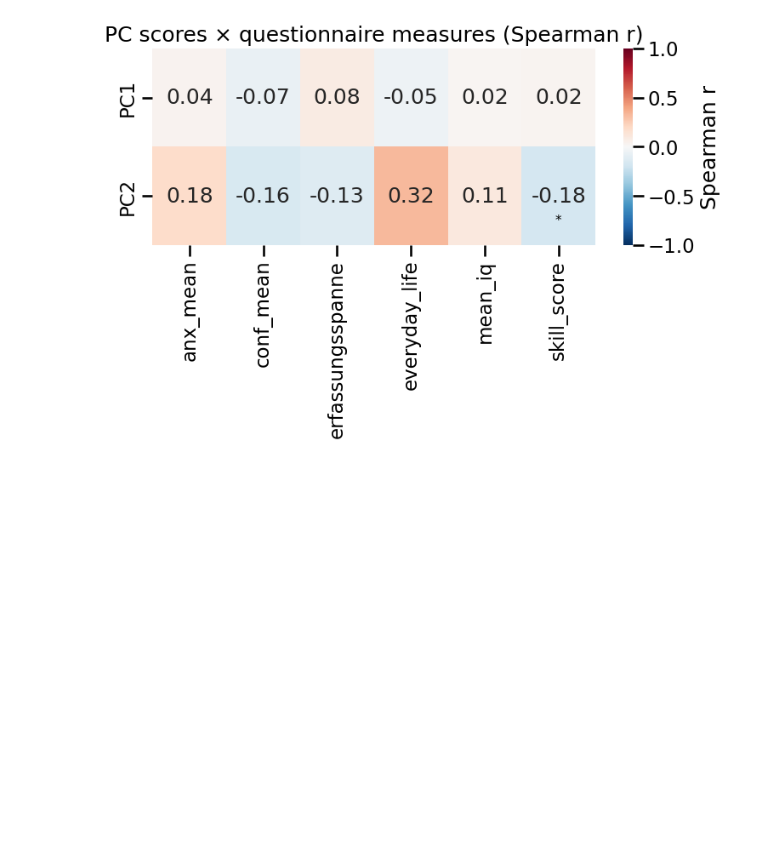
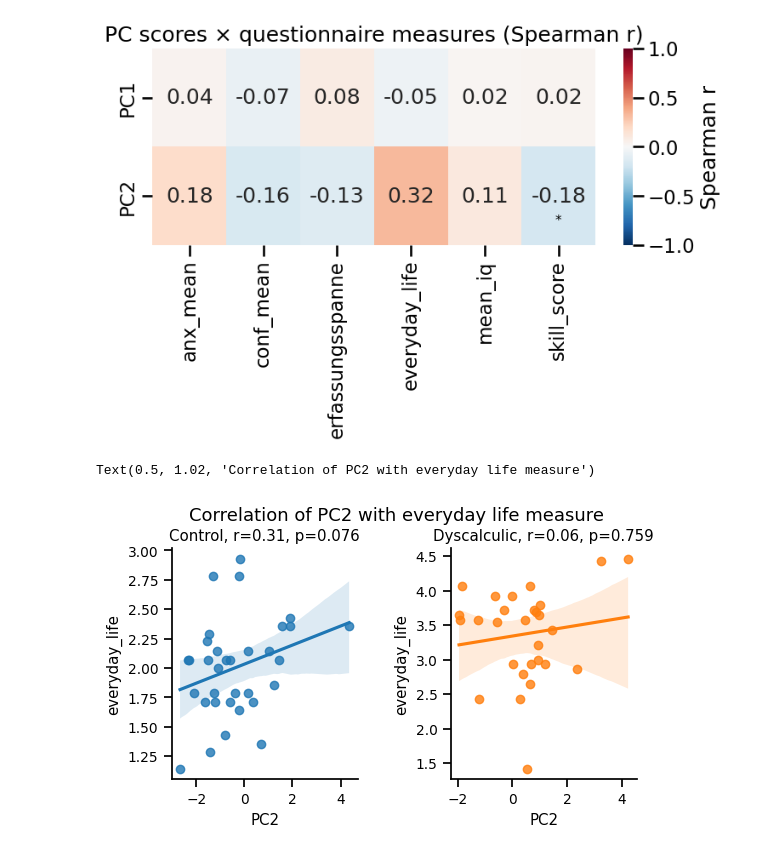
Before and after one commit to mrenke/numrisk, a Jupyter notebook: numrisk/visualize&plots&stats/paper_riskDD_04_corrBehavMeasures.ipynb, the cells around one changed output. Drawn from its saved outputs; the diff is of its cells as text; code cells hidden in the pictures; blank space fills up the shorter version.

Commit message:
riskDD corrBehav exploratory ana

```diff
--- a/numrisk/visualize&plots&stats/paper_riskDD_04_corrBehavMeasures.ipynb
+++ b/numrisk/visualize&plots&stats/paper_riskDD_04_corrBehavMeasures.ipynb
@@ -218,3 +223,25 @@ ax.set(title='PC scores × questionnaire measures (Spearman r)', xlabel='', ylab
 plt.tight_layout()
 # %% [output]
 [figure]
+# %%
+x_var = 'PC2'
+y_var = 'everyday_life'
+
+sns.set_context('notebook', font_scale=0.9)
+
+fig, ax = plt.subplots(1,2,figsize=(6,3))
+for i,group in enumerate(['Control', 'Dyscalculic']):
+    tmp = pc_q.xs(group, level='group_label')
+    cor = pingouin.corr(tmp[y_var], tmp[x_var], method = 'spearman')
+    r_ = np.round(cor['r'][0], 2)
+    p = np.round(cor['p-val'][0], 3)
+
+    sns.regplot(x=x_var, y=y_var, data=tmp, ax=ax[i], color=colors[i])
+    ax[i].set(title=f'{group}, r={r_}, p={p}', ylabel=y_var, xlabel=x_var)
+    sns.despine()
+
+plt.subplots_adjust(wspace=0.5)
+fig.suptitle(f'Correlation of PC2 with everyday life measure', y=1.02)
+# %% [output]
+Text(0.5, 1.02, 'Correlation of PC2 with everyday life measure')
+[figure, added]
```
Also changed, not shown: parts of 6 cells of this notebook.
